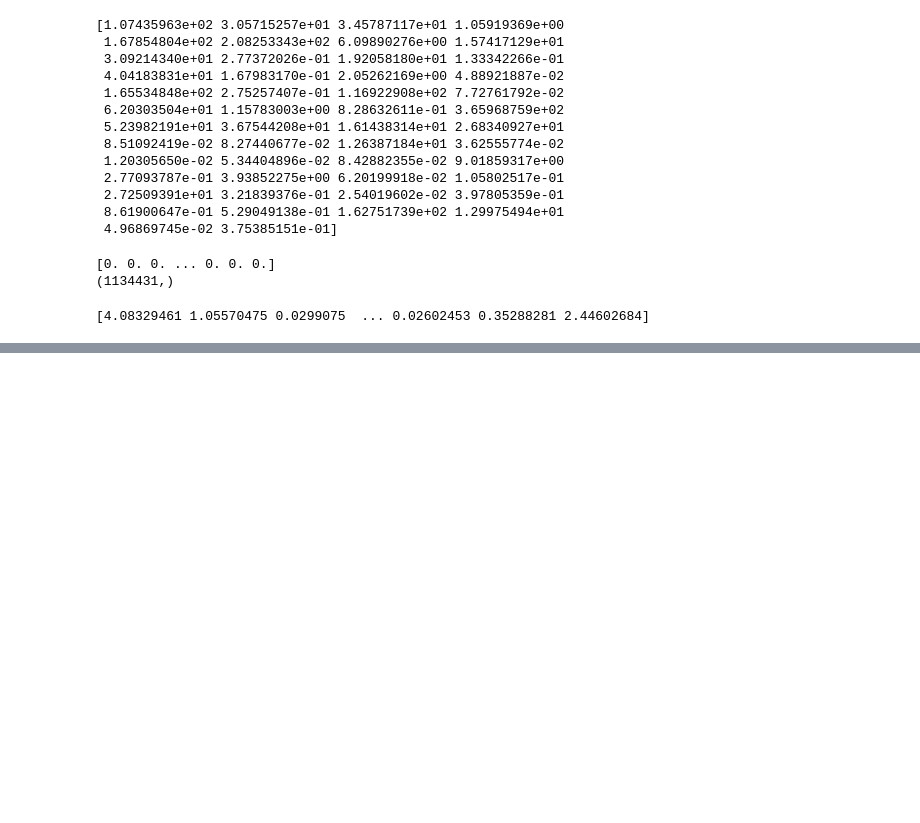
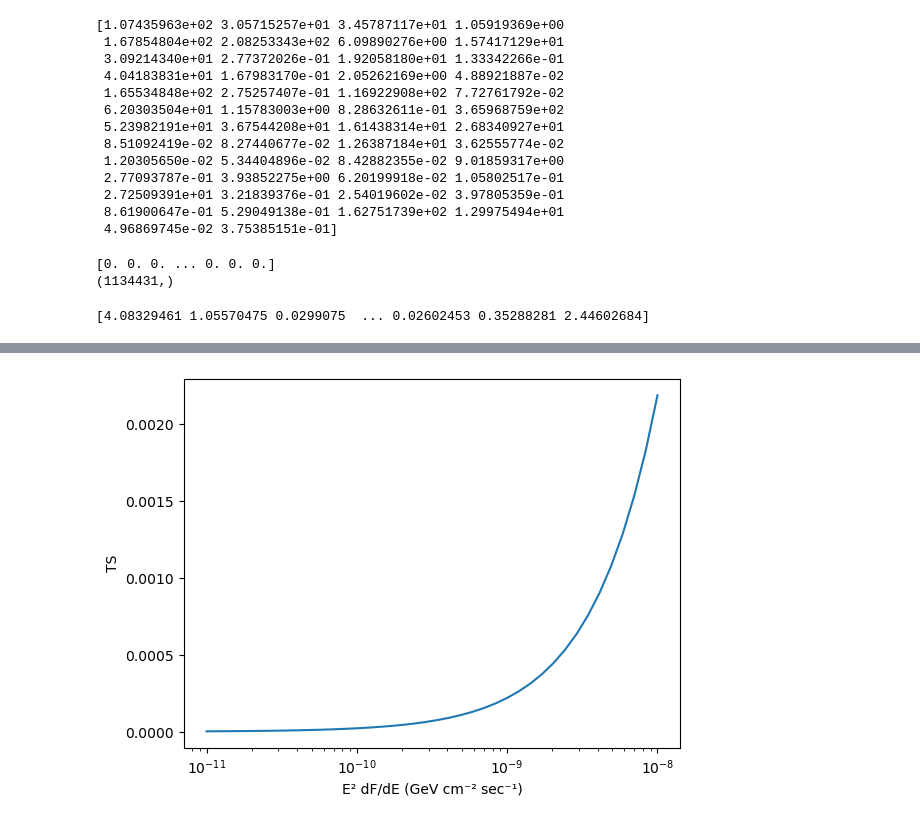
Before and after one commit to Fathima-Shifa-M/Stacking_mag, a Jupyter notebook: mag_stacking_analysis-Copy7.ipynb, the cells around one changed output, grey strips where cells are left out. Cells and saved outputs as stored; diff of their text form; code cells hidden in the pictures; blank space fills up the shorter version.

```diff
--- a/mag_stacking_analysis-Copy7.ipynb
+++ b/mag_stacking_analysis-Copy7.ipynb
@@ -654,0 +542,10 @@ print(phi0)
+# %%
+xva=phi0*(10**5)**2
+#print(xval)
+plt.plot(xva, TS(ns_in, S_i, Bi))
+plt.xlabel('E² dF/dE (GeV cm⁻² sec⁻¹)')
+plt.xscale('log')
+plt.ylabel('TS')
+plt.show()
+# %% [output]
+[figure, added]
```
Also changed, not shown: parts of 18 cells of this notebook.
